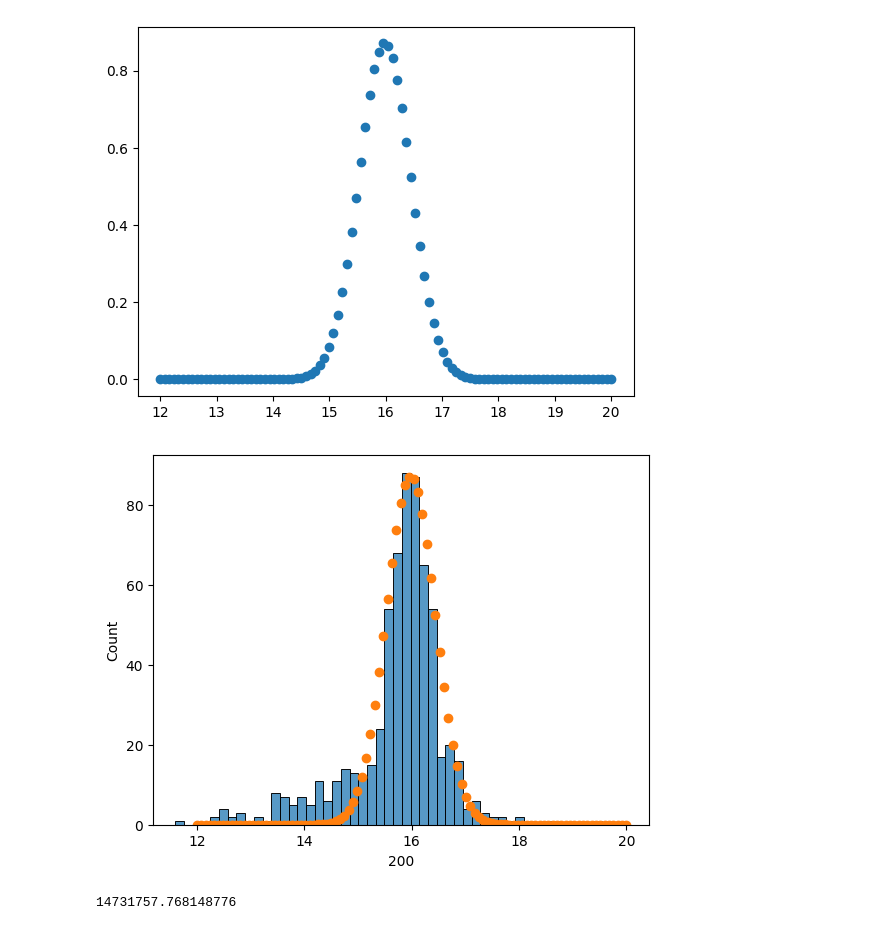
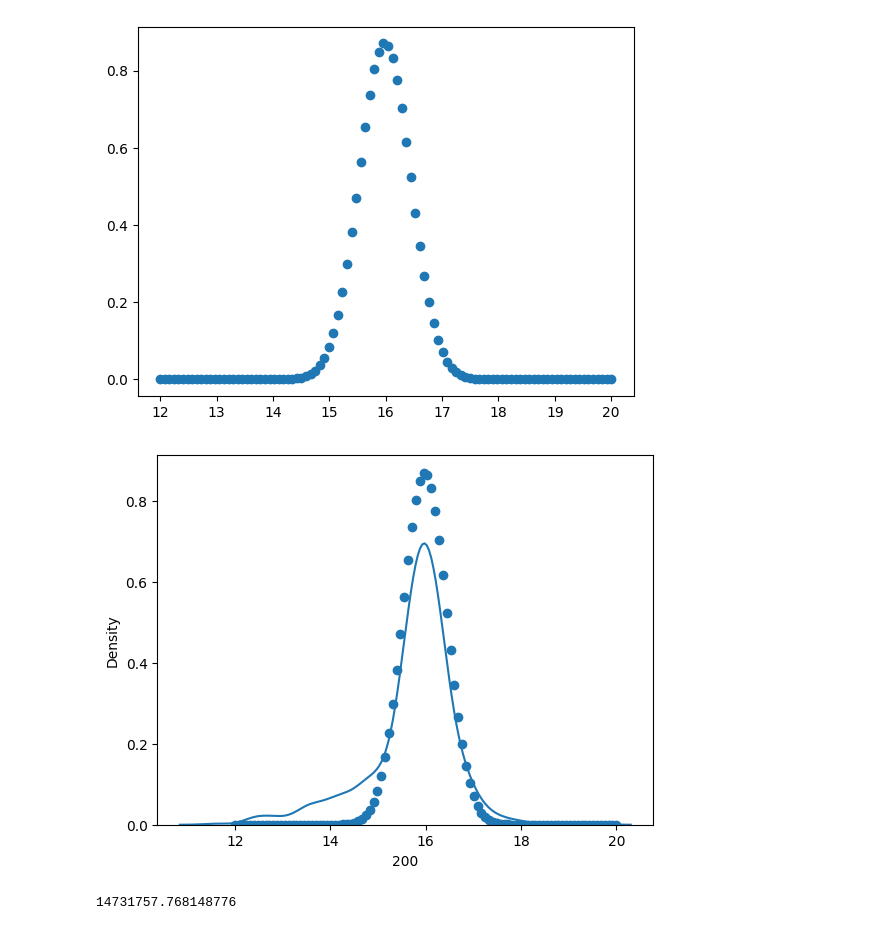
Before and after one commit to justinm329/Earthquake_Analysis, a Jupyter notebook: EDA_files/hunting_nulls.ipynb, the cells around one changed output. Cells and saved outputs as stored; diff of their text form; code cells hidden in the pictures.

```diff
--- a/deprecated_EDA/hunting_nulls.ipynb
+++ b/EDA_files/hunting_nulls.ipynb
@@ -317,11 +288,11 @@ plt.scatter(x,y)
 <matplotlib.collections.PathCollection at 0x...>
 [figure]
 # %%
-ax1 = sns.histplot(np.log(transposed_df[200]))
-ax2 = plt.scatter(x,y*100)
+ax1 = sns.kdeplot(np.log(transposed_df[200]))
+ax2 = plt.scatter(x,y)
 plt.show()
 # %% [output]
-[figure, old version]
+[figure, new version]
 # %%
 transposed_df.mean().mean()
 # %% [output]
```
Also changed, not shown: parts of 13 cells of this notebook, 37 other files.
